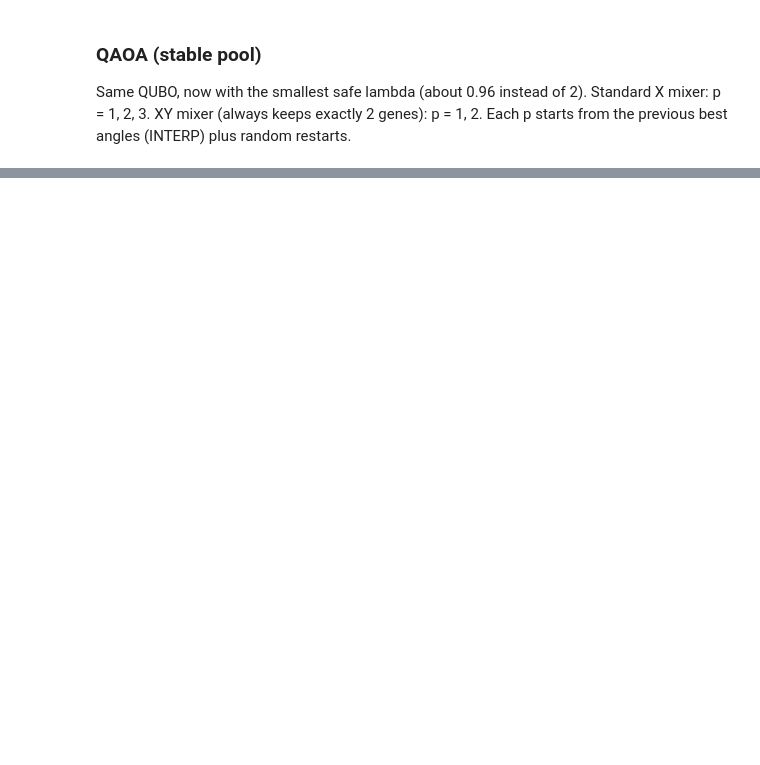
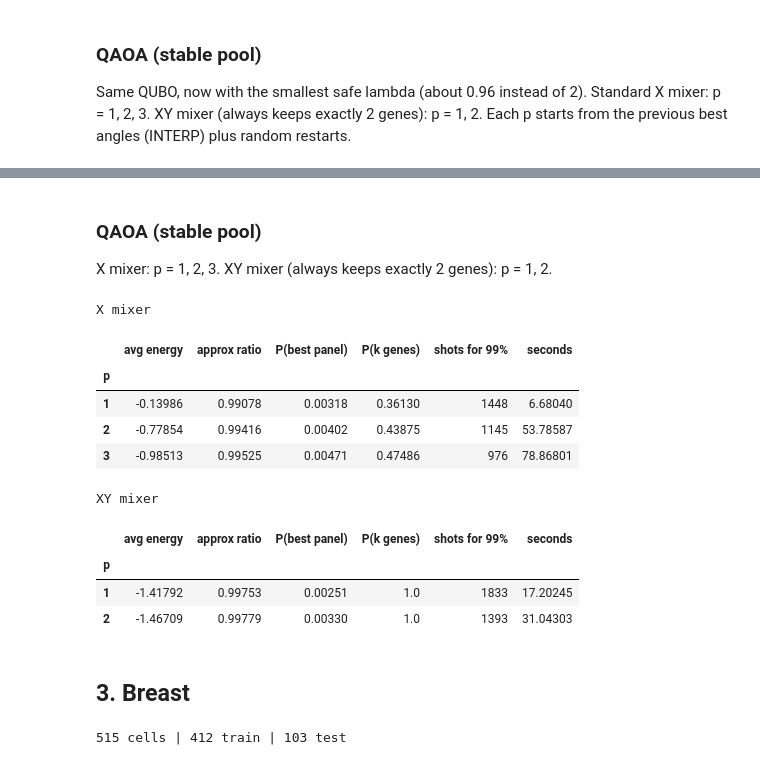
Before and after one commit to DariaZS/quantum-proj, a Jupyter notebook: compare_all.ipynb, the cells around one changed output, grey strips where cells are left out. Saved outputs shown, nothing was run; the diff lists cells and outputs as text; code cells hidden in the pictures; blank space fills up the shorter version.

```diff
--- a/compare_all.ipynb
+++ b/compare_all.ipynb
@@ -119,0 +195,33 @@ tab_x_old.round(5)
+# %% [markdown]
+### QAOA (stable pool)
+X mixer: p = 1, 2, 3. XY mixer (always keeps exactly 2 genes): p = 1, 2.
+# %%
+q = hn["qubo"]["stable"]
+hn["E"] = h.all_energies(q["Q"], q["const"])
+
+hn["qaoa_x"], _ = h.qaoa_ladder(hn["E"], p_max=3, k=K)
+hn["qaoa_xy"], _ = h.qaoa_ladder(hn["E"], p_max=2, mixer="xy", init="dicke", k=K)
+
+print("X mixer");  display(hn["qaoa_x"].round(5))
+print("XY mixer"); display(hn["qaoa_xy"].round(5))
+# %% [output]
+X mixer
+|  | avg energy | approx ratio | P(best panel) | P(k genes) | shots for 99% | seconds |
+| p |  |  |  |  |  |  |
+| 1 | -0.13986 | 0.99078 | 0.00318 | 0.36130 | 1448 | 6.68040 |
+| 2 | -0.77854 | 0.99416 | 0.00402 | 0.43875 | 1145 | 53.78587 |
+| 3 | -0.98513 | 0.99525 | 0.00471 | 0.47486 | 976 | 78.86801 |
+XY mixer
+|  | avg energy | approx ratio | P(best panel) | P(k genes) | shots for 99% | seconds |
+| p |  |  |  |  |  |  |
+| 1 | -1.41792 | 0.99753 | 0.00251 | 1.0 | 1833 | 17.20245 |
+| 2 | -1.46709 | 0.99779 | 0.00330 | 1.0 | 1393 | 31.04303 |
+# %% [markdown]
+## 3. Breast
+# %%
+br = results["breast"] = {}
+br["adata"] = h.prepare(h.load_breast())
+br["train"], br["test"] = h.split(br["adata"], test_size=TEST_SIZE)
+print(br["adata"].n_obs, "cells |", len(br["train"]), "train |", len(br["test"]), "test")
+# %% [output]
+515 cells | 412 train | 103 test
```
Also changed, not shown: parts of 17 cells of this notebook, 3 other files.
